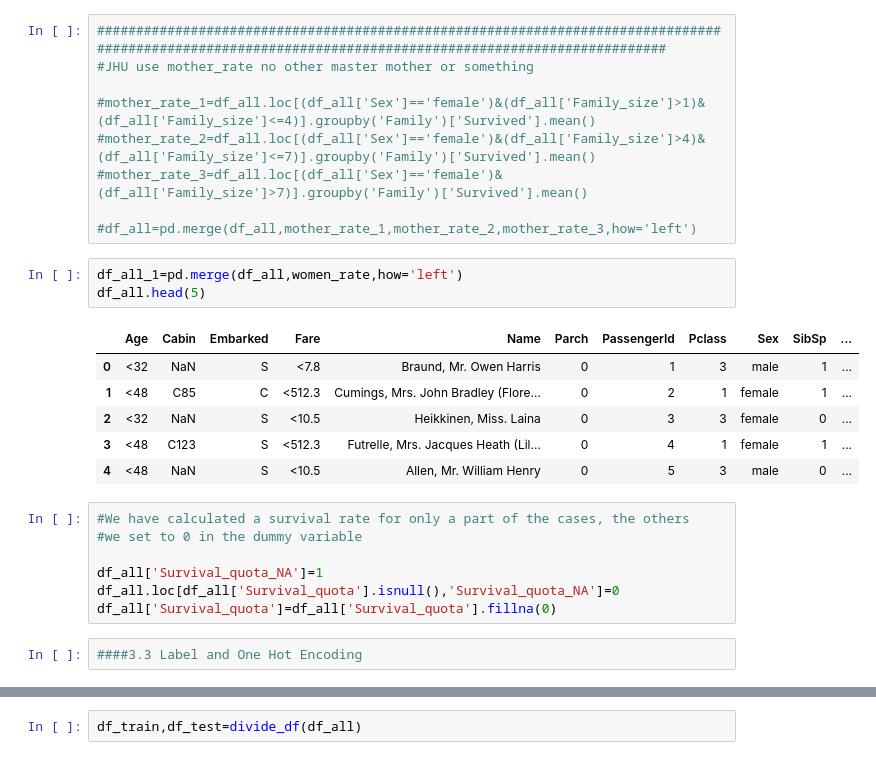
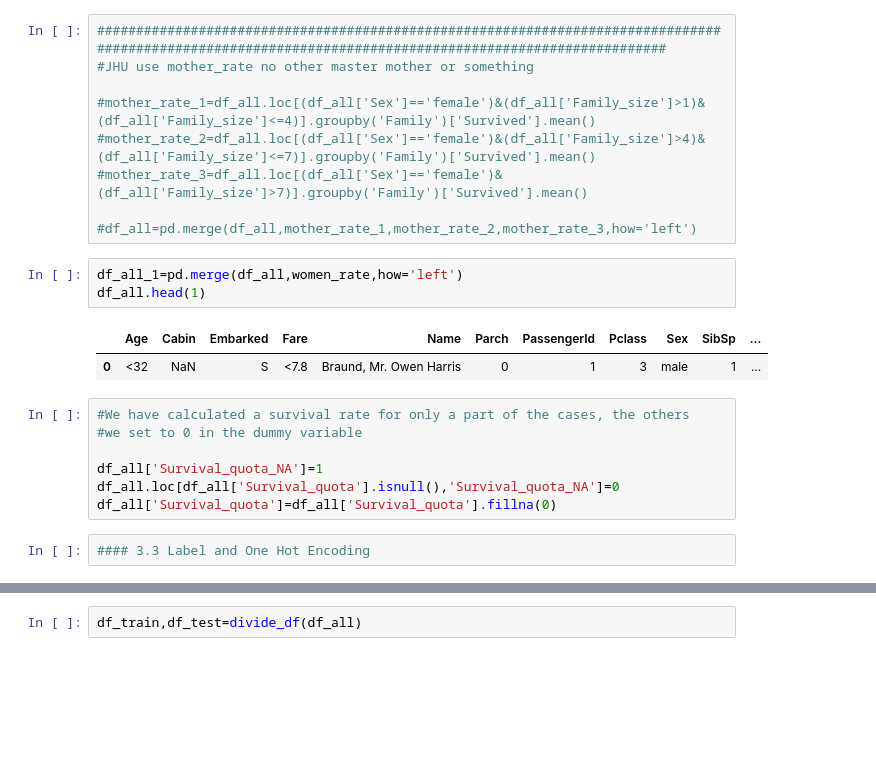
Before and after one commit to johnhhu2020/Kaggle-Machine-Learning-Feature-Engineering, a Jupyter notebook: 87%_Titanic_MachineLearning.ipynb, the cells around one changed output, grey strips where cells are left out. Cells and saved outputs as stored; diff of their text form; blank space fills up the shorter version.

```diff
--- a/87%_Titanic_MachineLearning.ipynb
+++ b/87%_Titanic_MachineLearning.ipynb
@@ -1139,14 +1046,10 @@ df_all=pd.merge(df_all,combined_rate_df,how='left')     ###################?????
 #df_all=pd.merge(df_all,mother_rate_1,mother_rate_2,mother_rate_3,how='left')
 # %%
 df_all_1=pd.merge(df_all,women_rate,how='left')
-df_all.head(5)
+df_all.head(1)
 # %% [output]
 |  | Age | Cabin | Embarked | Fare | Name | Parch | PassengerId | Pclass | Sex | SibSp | ... |
 | 0 | <32 | NaN | S | <7.8 | Braund, Mr. Owen Harris | 0 | 1 | 3 | male | 1 | ... |
-| 1 | <48 | C85 | C | <512.3 | Cumings, Mrs. John Bradley (Flore... | 0 | 2 | 1 | female | 1 | ... |
-| 2 | <32 | NaN | S | <10.5 | Heikkinen, Miss. Laina | 0 | 3 | 3 | female | 0 | ... |
-| 3 | <48 | C123 | S | <512.3 | Futrelle, Mrs. Jacques Heath (Lil... | 0 | 4 | 1 | female | 1 | ... |
-| 4 | <48 | NaN | S | <10.5 | Allen, Mr. William Henry | 0 | 5 | 3 | male | 0 | ... |
 # %%
 #We have calculated a survival rate for only a part of the cases, the others
 #we set to 0 in the dummy variable
@@ -1155,4 +1058,4 @@ df_all['Survival_quota_NA']=1
 df_all.loc[df_all['Survival_quota'].isnull(),'Survival_quota_NA']=0
 df_all['Survival_quota']=df_all['Survival_quota'].fillna(0)
 # %%
-####3.3 Label and One Hot Encoding
+#### 3.3 Label and One Hot Encoding
```
Also changed, not shown: parts of 36 cells of this notebook.
